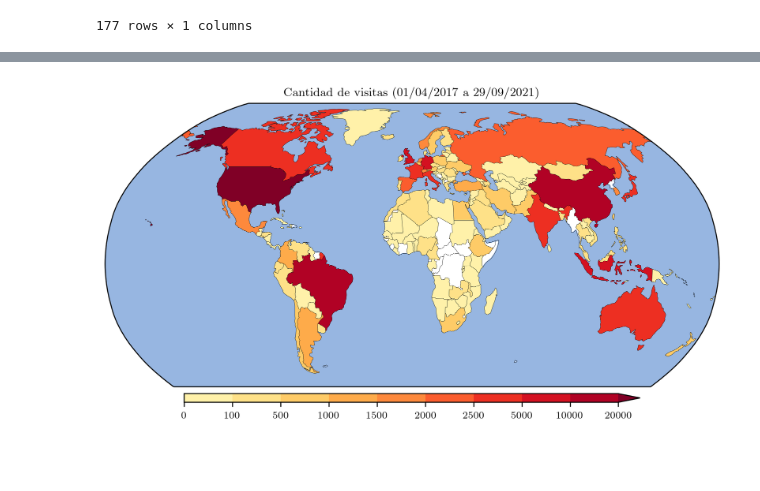
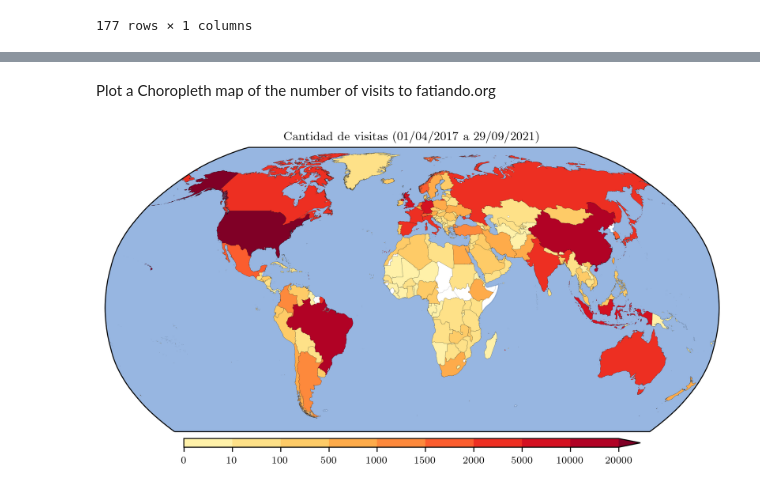
Before and after one commit to santisoler/phd-thesis, a Jupyter notebook: analytics/generate_figures.ipynb, the cells around one changed output, grey strips where cells are left out. Cells and saved outputs as stored; diff of their text form; code cells hidden in the pictures; blank space fills up the shorter version.

Commit message:
Update users map

```diff
--- a/analytics/generate_figures.ipynb
+++ b/analytics/generate_figures.ipynb
@@ -149,0 +176,3 @@ world
+# %%
+users_locations = users_locations.merge(codes, how="left", left_on=['País'], right_on=['country'])
+users_locations
@@ -149,0 +195,3 @@ world
+# %%
+world = geopandas.read_file(data_dir / "ne_10m_admin_0_countries" / "ne_10m_admin_0_countries.shp")
+world
@@ -150,2 +214,3 @@ world
 # %%
-table = world.merge(users_locations, how="right", left_on=['name'], right_on=['País'])
+table = world.merge(users_locations, how="left", left_on=['ADM0_A3'], right_on=['code'])
+table
@@ -167,0 +233,2 @@ table
+# %%
+table = table[table.Usuarios.notna()]
@@ -168,14 +251,14 @@ table
+# %% [markdown]
+Plot a Choropleth map of the number of visits to fatiando.org
 # %%
 # Build custom colormap
-vmax = table.Usuarios.max()
-boundaries = [0, 100, 500, 1000, 1500, 2000, 2500, 5000, 10000, 20000, vmax]
+vmax = np.nanmax(table.Usuarios)
+boundaries = [0, 10, 100, 500, 1000, 1500, 2000, 5000, 10000, 20000, vmax]
 orig_cmap = plt.cm.YlOrRd
 colours = orig_cmap(np.linspace(0.1, 1, len(boundaries)))
 cmap = colors.LinearSegmentedColormap.from_list("mycmap", colours)
 norm = colors.BoundaryNorm(boundaries=boundaries, ncolors=256)
 sm = plt.cm.ScalarMappable(cmap=cmap, norm=norm)
-
-
 
 fmt = '%d/%m/%Y'
 title = f"Cantidad de visitas ({start_date.strftime(fmt)} a {end_date.strftime(fmt)})"
@@ -184,34 +267,38 @@ fig = plt.figure(figsize=(10, 5))
 ax = fig.add_subplot(1, 1, 1, projection=ccrs.Robinson())
 
 table.plot(
     column="Usuarios",
     cmap=cmap,
     norm=norm,
-    linewidth=0,
+    linewidth=0.05,
     edgecolor="k",
     ax=ax,
     transform=ccrs.PlateCarree(),
+    missing_kwds={
+        "color": "white",
+        "linewidth": 0.05,
+    },
 )
 fig.colorbar(
     sm,
     boundaries=boundaries,
     extend="max",
     orientation="horizontal",
     pad=0.02,
     aspect=50,
     shrink=0.65,
 )
 ax.set_title(title)
 ax.tick_params(
     left=False,
     bottom=False,
     labelleft=False,
     labelbottom=False,
 )
 ax.add_feature(cfeature.OCEAN)
-ax.add_feature(cfeature.BORDERS, linewidth=0.2)
-ax.add_feature(cfeature.COASTLINE, linewidth=0.2)
+ax.add_feature(cfeature.BORDERS, linewidth=0.05)
+ax.add_feature(cfeature.COASTLINE, linewidth=0.05)
 plt.savefig(figs_dir / "users_map.pdf")
 plt.show()
 # %% [output]
-[figure, old version]
+[figure, new version]
```
Also changed, not shown: parts of 19 cells of this notebook, 1 other file.
